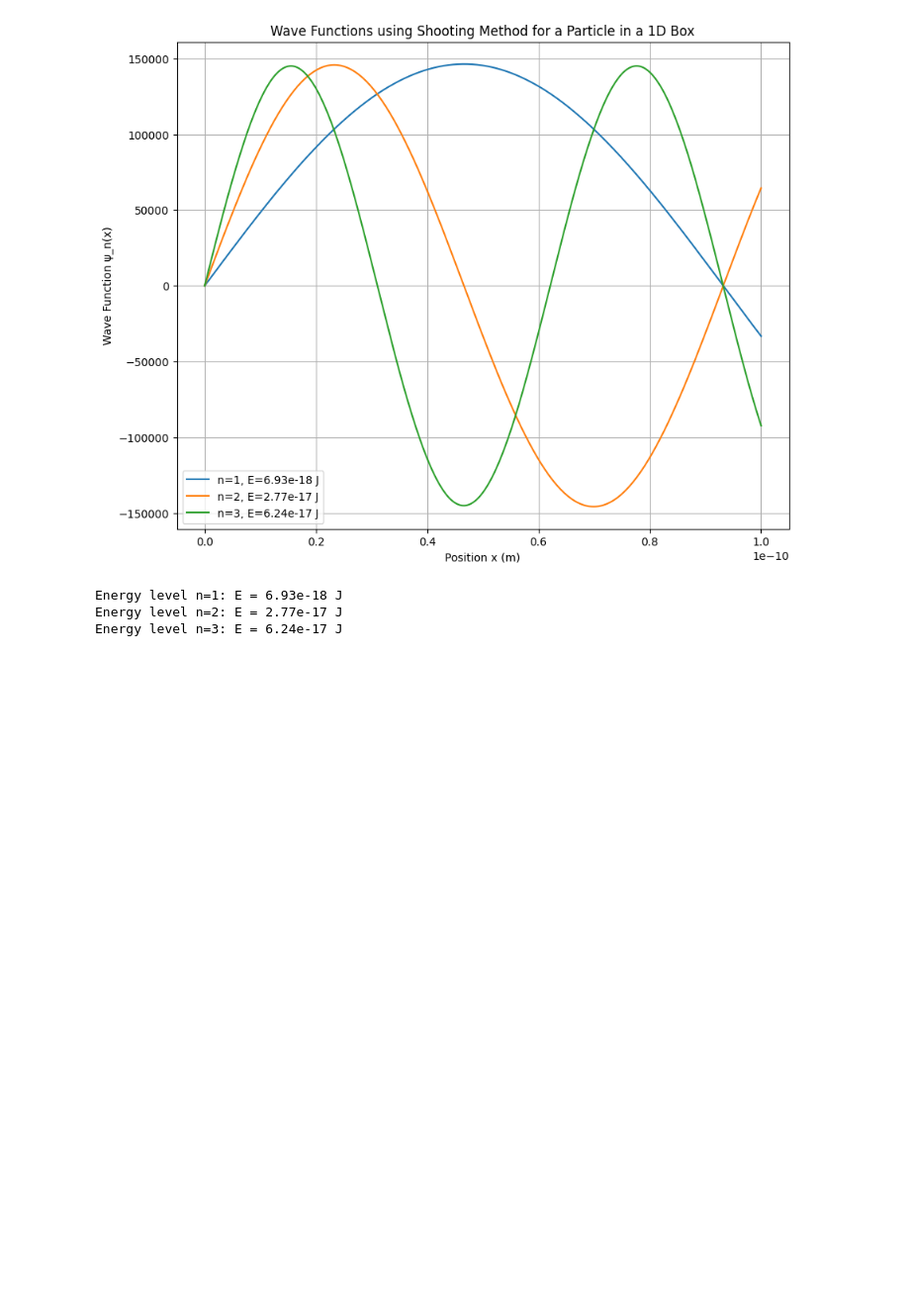
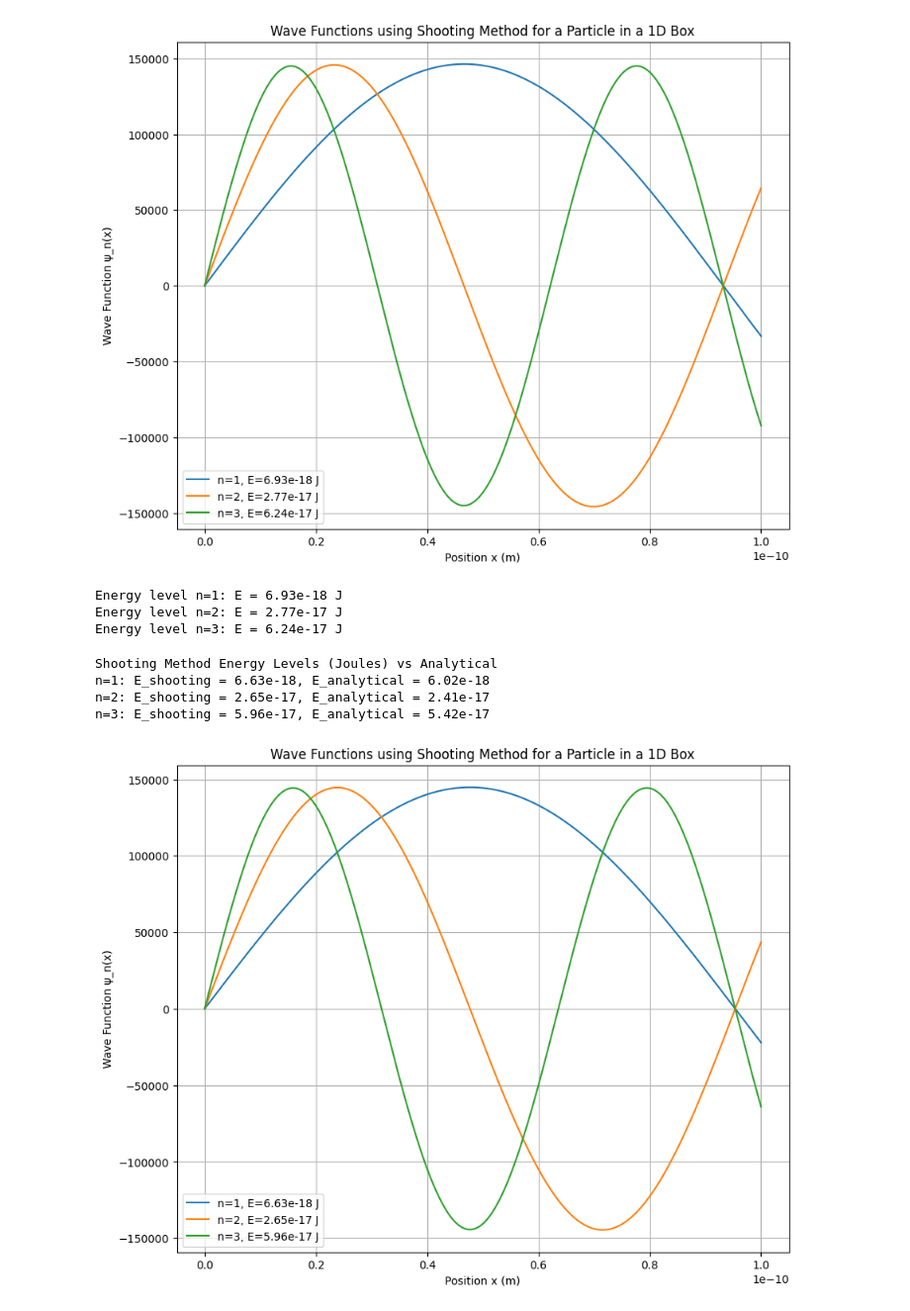
Before and after one commit to navgaur/QM1_UGCF, a Jupyter notebook: Schrodinger_Eqn_1.ipynb, the cells around one changed output. Shown at 99% size. Saved outputs shown, nothing was run; the diff lists cells and outputs as text; code cells hidden in the pictures; blank space fills up the shorter version.

```diff
--- a/Schrodinger_Eqn_1.ipynb
+++ b/Schrodinger_Eqn_1.ipynb
@@ -202,3 +156,83 @@ for i in range(3):
 Energy level n=1: E = 6.93e-18 J
 Energy level n=2: E = 2.77e-17 J
 Energy level n=3: E = 6.24e-17 J
+# %%
+import numpy as np
+import matplotlib.pyplot as plt
+from scipy.integrate import solve_ivp
+from scipy.optimize import root_scalar
+
+# Constants
+hbar = 1.0545718e-34  # Reduced Planck's constant (Joule*seconds)
+m = 9.10938356e-31    # Mass of electron (kg)
+L = 1e-10             # Length of the box (meters)
+N = 1000              # Number of discrete points
+x = np.linspace(0, L, N)
+
+# Analytical energy levels for comparison
+def analytical_energy(n):
+    return n**2 * np.pi**2 * hbar**2 / (2 * m * L**2)
+
+# Define the potential function V(x) for an infinite box
+def V(x):
+    return 0 if 0 <= x <= L else np.inf
+
+# Define the Schrödinger equation as a system of first-order ODEs
+def schrodinger(x, y, E):
+    psi, phi = y
+    dpsi_dx = phi
+    dphi_dx = 2 * m / hbar**2 * (V(x) - E) * psi
+    return [dpsi_dx, dphi_dx]
+
+# Solve the Schrödinger equation using initial conditions
+def solve_schrodinger(E, x, atol=1e-10, rtol=1e-10):
+    y0 = [0, 1]  # psi(0) = 0, arbitrary psi'(0) = 1
+    sol = solve_ivp(schrodinger, [0, L], y0, args=(E,), t_eval=x, atol=atol, rtol=rtol)
+    return sol.y[0]  # Return the wave function psi(x)
+
+# Use root-finding to adjust energy to satisfy boundary condition psi(L) = 0
+def find_energy_level(n, atol=1e-10, rtol=1e-10):
+    def boundary_condition(E):
+        psi = solve_schrodinger(E, x, atol=atol, rtol=rtol)
+        return psi[-1]  # We want psi(L) = 0
+
+    # Estimate the energy for the nth level: E_n = n^2 * pi^2 * hbar^2 / (2 * m * L^2)
+    E_guess = analytical_energy(n)
+
+    # Root finding to match boundary condition psi(L) = 0
+    sol = root_scalar(boundary_condition, bracket=[0.9 * E_guess, 1.1 * E_guess], method='brentq', xtol=1e-12)
+    return sol.root
+
+# Calculate the first 3 energy levels and their wave functions using the shooting method
+shooting_energies = []
+wavefunctions = []
+for n in range(1, 4):
+    E_n = find_energy_level(n)
+    shooting_energies.append(E_n)
+    psi_n = solve_schrodinger(E_n, x)
+    wavefunctions.append(psi_n / np.sqrt(np.trapz(psi_n**2, x)))  # Normalize wave function
+
+# Compare to the analytical energy levels
+print("Shooting Method Energy Levels (Joules) vs Analytical")
+for n in range(1, 4):
+    E_shooting = shooting_energies[n-1]
+    E_analytical = analytical_energy(n)
+    print(f"n={n}: E_shooting = {E_shooting:.2e}, E_analytical = {E_analytical:.2e}")
+
+# Plot the first 3 wave functions from the shooting method
+plt.figure(figsize=(10, 8))
+for i in range(3):
+    plt.plot(x, wavefunctions[i], label=f"n={i+1}, E={shooting_energies[i]:.2e} J")
+
+plt.title("Wave Functions using Shooting Method for a Particle in a 1D Box")
+plt.xlabel("Position x (m)")
+plt.ylabel("Wave Function ψ_n(x)")
+plt.legend()
+plt.grid(True)
+plt.show()
+# %% [output]
+Shooting Method Energy Levels (Joules) vs Analytical
+n=1: E_shooting = 6.63e-18, E_analytical = 6.02e-18
+n=2: E_shooting = 2.65e-17, E_analytical = 2.41e-17
+n=3: E_shooting = 5.96e-17, E_analytical = 5.42e-17
+[figure, added]
```
Also changed, not shown: parts of 5 cells of this notebook.
